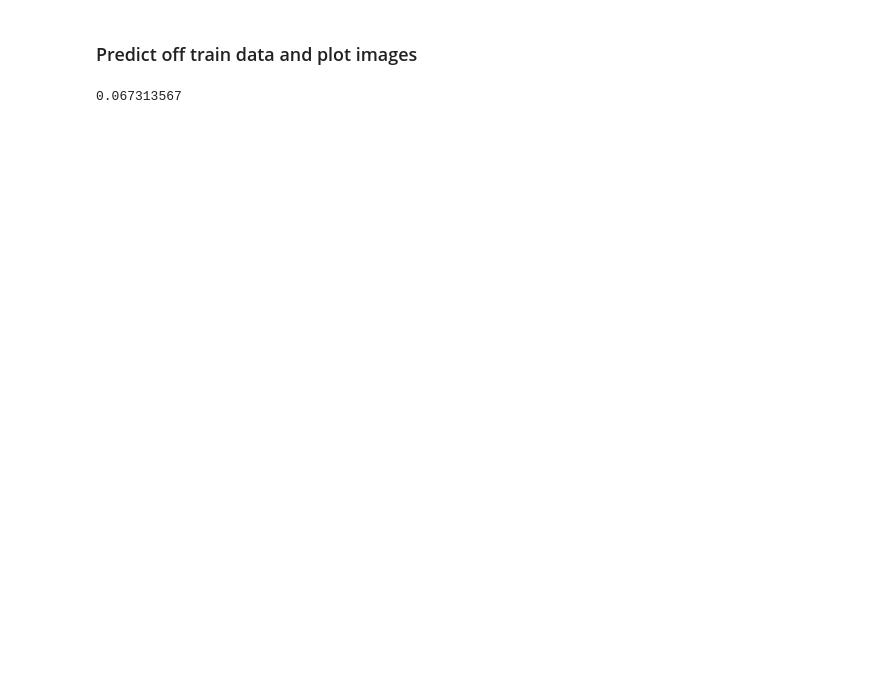
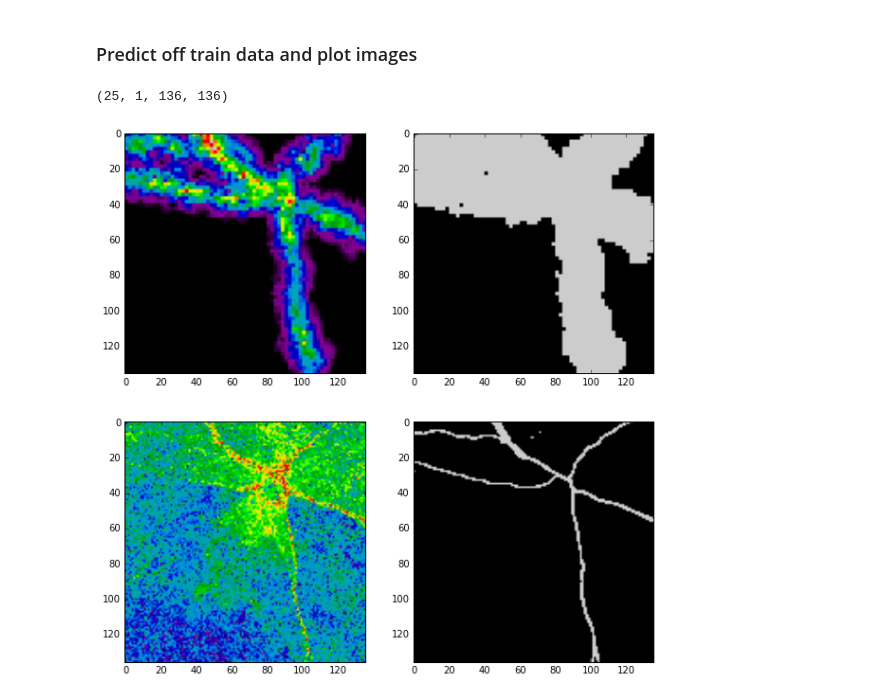
Before and after one commit to grantbey/kaggle-dstl, a Jupyter notebook: first-model.ipynb, the cells around one changed output. Drawn from its saved outputs; the diff is of its cells as text; code cells hidden in the pictures; blank space fills up the shorter version.

```diff
--- a/first-model.ipynb
+++ b/first-model.ipynb
@@ -52,8 +52,14 @@ def push(title='Done!',text='Whatever it was, it\'s done'):
 # %%
 # Import the training data
 # To do: train_test_split the data first
+load_whitened = False
+
 with open('./data/x_resized_array.pickle','rb') as f:
     x = pickle.load(f)
+
+if load_whitened:
+    with open('./data/x_whitened_resized_array.pickle','rb') as f:
+        x_whitened = pickle.load(f)
 
 for i in range(x.shape[0]):
     for j in range(x.shape[1]):
@@ -68,6 +74,3 @@ with open('./data/y_resized_raster.pickle','rb') as f:
 
 # y = y.reshape(y.shape[0],-1)
 x_train, x_test, y_train, y_test = train_test_split(x,y,test_size=0.25, random_state=42)
-
-n_train, n_channels, height, width = x_train.shape
-n_test = x_test.shape[0]
@@ -112,7 +111,7 @@ model = Sequential()
 #############################
 
 model.add(ZeroPadding2D(padding=(28,28),input_shape=(1,136,136)))
-model.add(Convolution2D(8,n_conv,n_conv,border_mode='same',init=init,input_shape=(1,136,136)))
+model.add(Convolution2D(8,n_conv,n_conv,border_mode='same',init=init))
 model.add(Activation(act))
 
 model.add(Convolution2D(8,n_conv,n_conv,border_mode='same',init=init))
@@ -192,4 +191,4 @@ datagen = ImageDataGenerator(
     horizontal_flip=True,  # randomly flip images
     vertical_flip=True)  # randomly flip images
 
-datagen.fit(y)
+datagen.fit(x)
@@ -236,27 +232,29 @@ plot_all(classType,3)
 ### Predict off train data and plot images
 # %%
 training_outcomes = model.predict(y,batch_size=batch_size)
-# %%
-np.median(training_outcomes[0,0,:,:])
-# %% [output]
-0.067313567
+# %%
+training_outcomes.shape
+# %% [output]
+(25, 1, 136, 136)
 # %%
-def plot_all(classType,i):
+def plot_all(i,classType):
     fig = plt.figure(figsize=(10,10))
 
     ax1 = fig.add_subplot(221)
-    ax1.imshow(training_outcomes[i,classType,:,:],cmap='spectral')
+    ax1.imshow(training_outcomes[i,0,:,:],cmap='spectral')
 
     ax2 = fig.add_subplot(222)
-    ax2.imshow(training_outcomes[i,classType,:,:]>np.median(training_outcomes[5,0,:,:]),cmap='spectral')
+    ax2.imshow(training_outcomes[i,0,:,:]>np.median(training_outcomes[5,0,:,:]),cmap='spectral')
 
     ax3 = fig.add_subplot(223)
     ax3.imshow(x[i,16,:,:],cmap='spectral')
 
     ax4 = fig.add_subplot(224)
     ax4.imshow(y[i,classType,:,:],cmap='spectral')
-plot_all(classType,5)
+plot_all(5,classType)
 #push('PICTURES!','The plots are ready')
+# %% [output]
+[figure, added]
 # %%
 # Load the testing data
 # This is used for generating a submission
```
Also changed, not shown: parts of 4 cells of this notebook, 1 other file.
